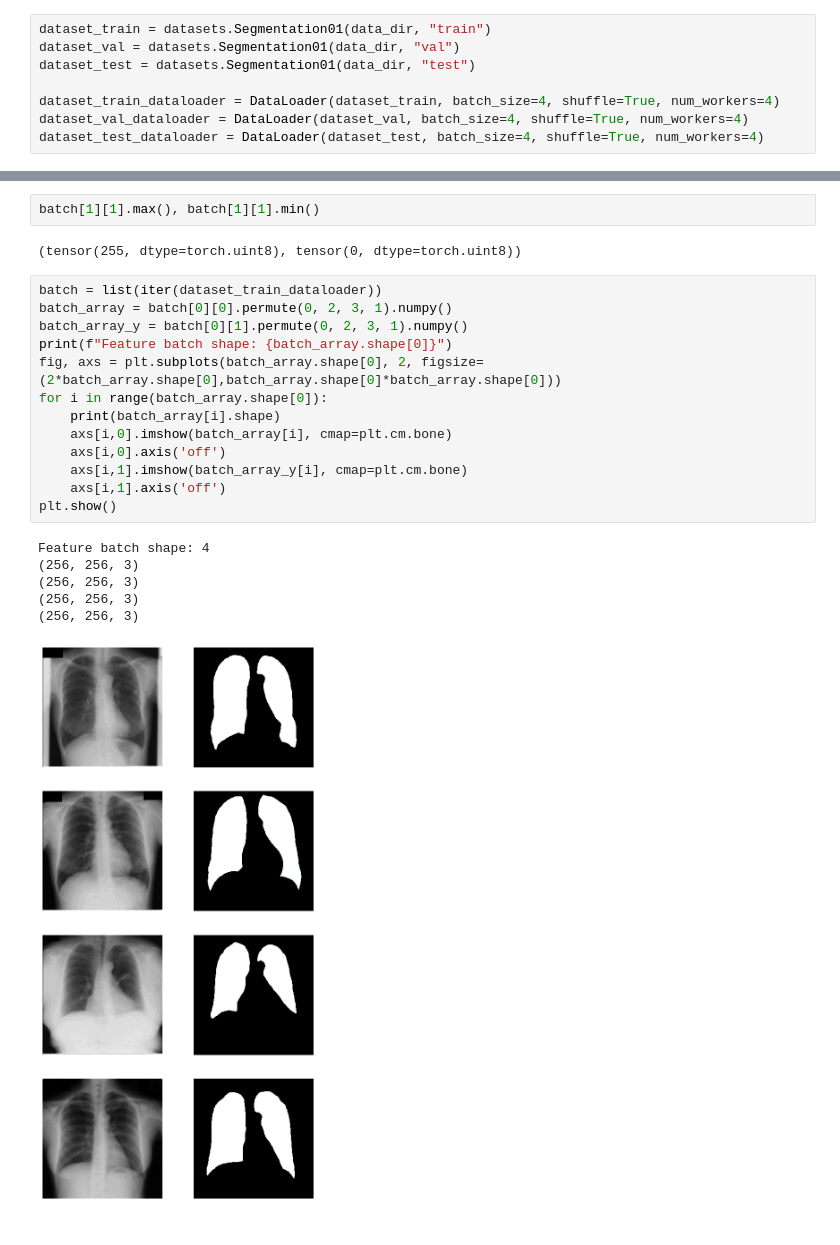
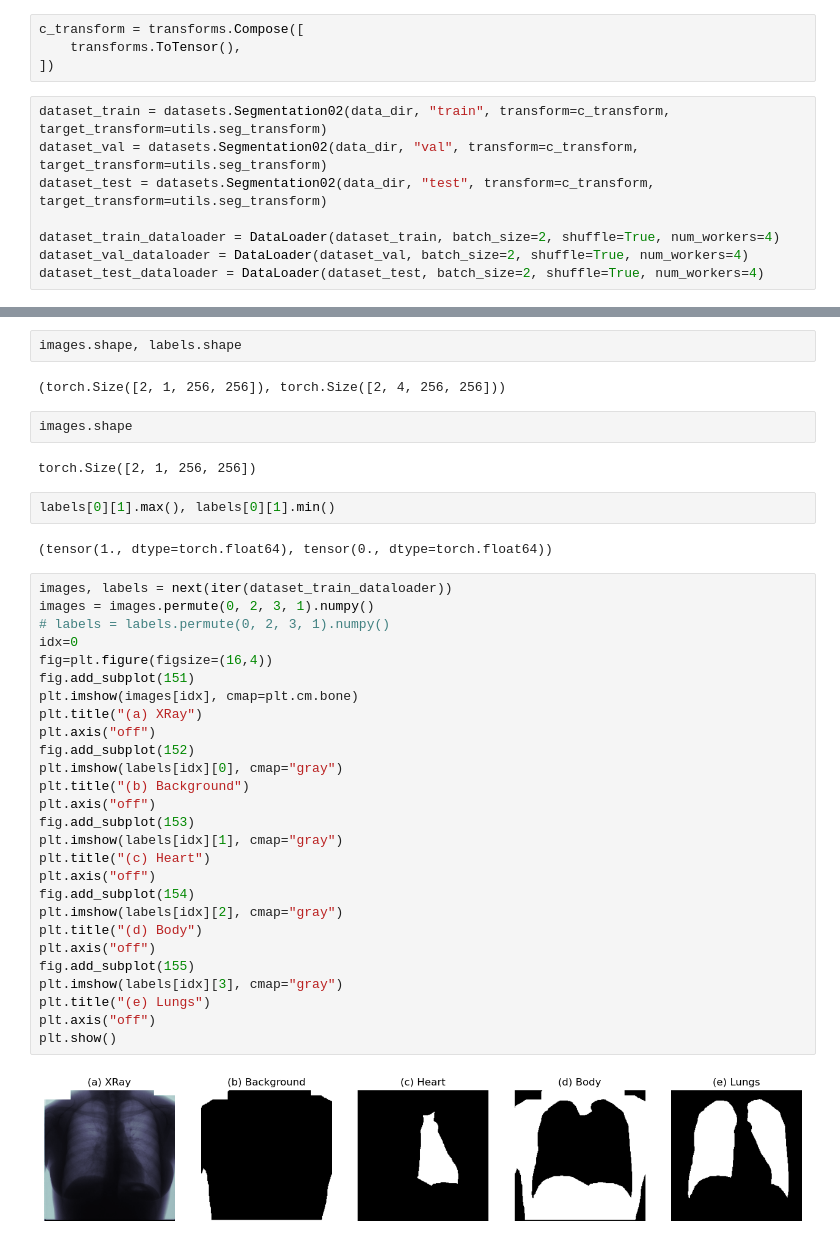
Before and after one commit to rishitoshsingh/Chest-XRay-Analysis, a Jupyter notebook: data-explorer.ipynb, the cells around one changed output, grey strips where cells are left out. Cells and saved outputs as stored; diff of their text form.

```diff
--- a/data-explorer.ipynb
+++ b/data-explorer.ipynb
@@ -18,11 +37,15 @@ utils.split_train_to_val(data, data_dir, val_ratio=0.1)
+# %%
+c_transform = transforms.Compose([
+    transforms.ToTensor(),
+])
 # %%
-dataset_train = datasets.Segmentation01(data_dir, "train")
-dataset_val = datasets.Segmentation01(data_dir, "val")
-dataset_test = datasets.Segmentation01(data_dir, "test")
+dataset_train = datasets.Segmentation02(data_dir, "train", transform=c_transform, target_transform=utils.seg_transform)
+dataset_val = datasets.Segmentation02(data_dir, "val", transform=c_transform, target_transform=utils.seg_transform)
+dataset_test = datasets.Segmentation02(data_dir, "test", transform=c_transform, target_transform=utils.seg_transform)
 
-dataset_train_dataloader = DataLoader(dataset_train, batch_size=4, shuffle=True, num_workers=4)
-dataset_val_dataloader = DataLoader(dataset_val, batch_size=4, shuffle=True, num_workers=4)
-dataset_test_dataloader = DataLoader(dataset_test, batch_size=4, shuffle=True, num_workers=4)
+dataset_train_dataloader = DataLoader(dataset_train, batch_size=2, shuffle=True, num_workers=4)
+dataset_val_dataloader = DataLoader(dataset_val, batch_size=2, shuffle=True, num_workers=4)
+dataset_test_dataloader = DataLoader(dataset_test, batch_size=2, shuffle=True, num_workers=4)
 # %%
 print("Training dataset size: ", len(dataset_train))
 print("Valication dataset size: ", len(dataset_val))
@@ -36,24 +59,41 @@ batch = list(iter(dataset_train_dataloader))[0]
+# %%
+images.shape, labels.shape
+# %% [output]
+(torch.Size([2, 1, 256, 256]), torch.Size([2, 4, 256, 256]))
+# %%
+images.shape
+# %% [output]
+torch.Size([2, 1, 256, 256])
 # %%
-batch[1][1].max(), batch[1][1].min()
+labels[0][1].max(), labels[0][1].min()
 # %% [output]
-(tensor(255, dtype=torch.uint8), tensor(0, dtype=torch.uint8))
+(tensor(1., dtype=torch.float64), tensor(0., dtype=torch.float64))
-# %%
-batch = list(iter(dataset_train_dataloader))
-batch_array = batch[0][0].permute(0, 2, 3, 1).numpy()
-batch_array_y = batch[0][1].permute(0, 2, 3, 1).numpy()
-print(f"Feature batch shape: {batch_array.shape[0]}")
-fig, axs = plt.subplots(batch_array.shape[0], 2, figsize=(2*batch_array.shape[0],batch_array.shape[0]*batch_array.shape[0]))
-for i in range(batch_array.shape[0]):
-    print(batch_array[i].shape)
-    axs[i,0].imshow(batch_array[i], cmap=plt.cm.bone)
-    axs[i,0].axis('off')
-    axs[i,1].imshow(batch_array_y[i], cmap=plt.cm.bone)
-    axs[i,1].axis('off')
-plt.show()
-# %% [output]
-Feature batch shape: 4
-(256, 256, 3)
-(256, 256, 3)
-(256, 256, 3)
-(256, 256, 3)
-[figure, removed]
+# %%
+images, labels = next(iter(dataset_train_dataloader))
+images = images.permute(0, 2, 3, 1).numpy()
+# labels = labels.permute(0, 2, 3, 1).numpy()
+idx=0
+fig=plt.figure(figsize=(16,4))
+fig.add_subplot(151)
+plt.imshow(images[idx], cmap=plt.cm.bone)
+plt.title("(a) XRay")
+plt.axis("off")
+fig.add_subplot(152)
+plt.imshow(labels[idx][0], cmap="gray")
+plt.title("(b) Background")
+plt.axis("off")
+fig.add_subplot(153)
+plt.imshow(labels[idx][1], cmap="gray")
+plt.title("(c) Heart")
+plt.axis("off")
+fig.add_subplot(154)
+plt.imshow(labels[idx][2], cmap="gray")
+plt.title("(d) Body")
+plt.axis("off")
+fig.add_subplot(155)
+plt.imshow(labels[idx][3], cmap="gray")
+plt.title("(e) Lungs")
+plt.axis("off")
+plt.show()
+# %% [output]
+[figure, added]
```
Also changed, not shown: parts of 9 cells of this notebook, 29 other files.
